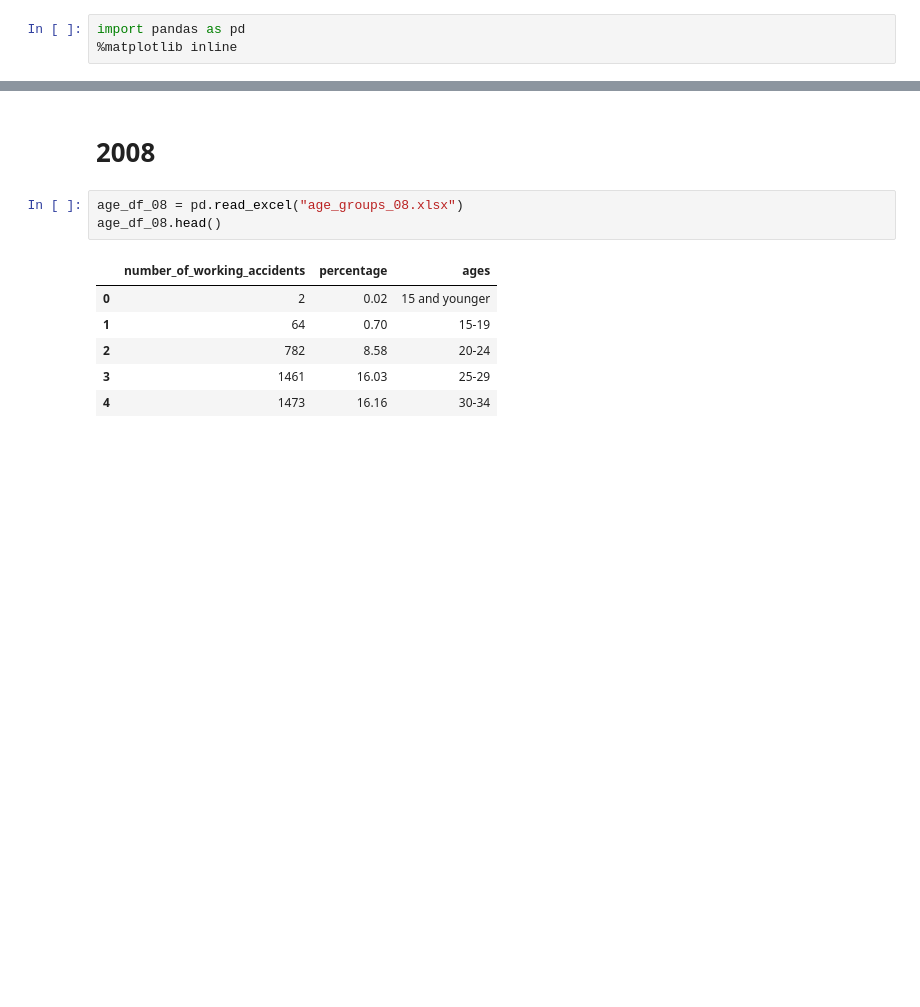
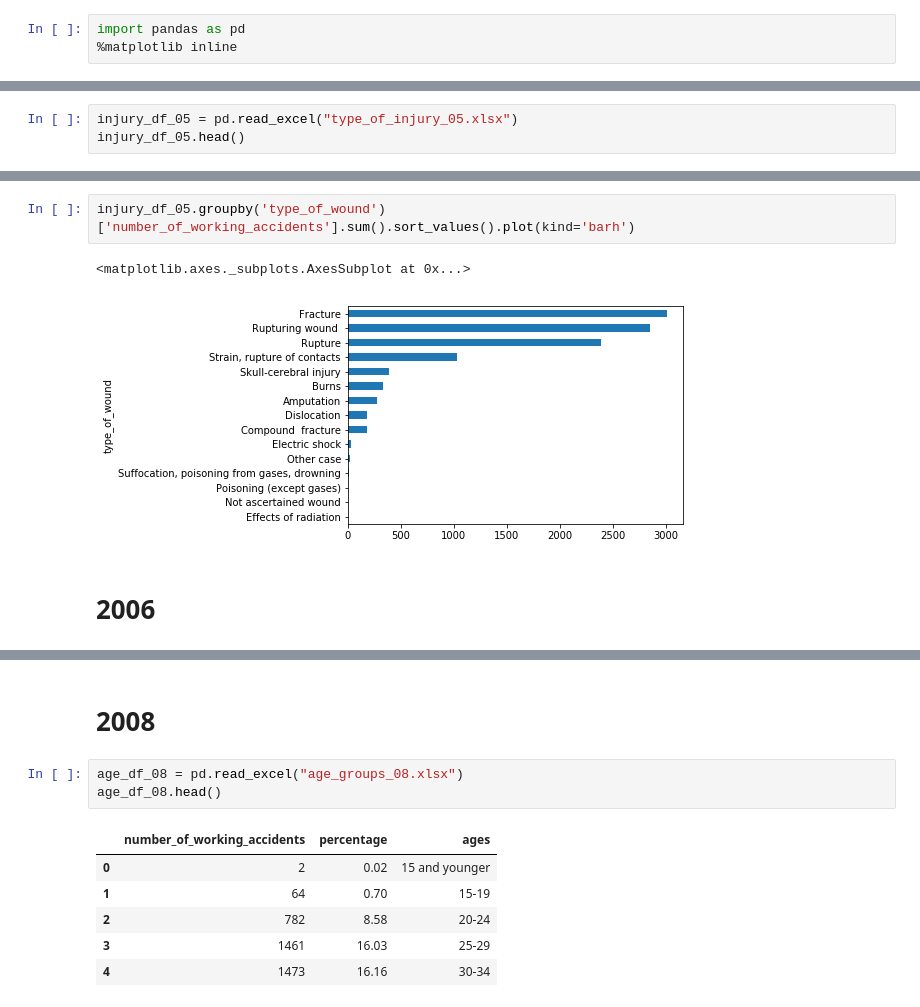
Before and after one commit to 2109Sot/studio-projects, a Jupyter notebook: code/accidents_at_work/Accidents_at_work.ipynb, the cells around one changed output, grey strips where cells are left out. Drawn from its saved outputs; the diff is of its cells as text; blank space fills up the shorter version.

```diff
--- a/code/accidents_at_work/Accidents_at_work.ipynb
+++ b/code/accidents_at_work/Accidents_at_work.ipynb
@@ -3,0 +48,3 @@ import pandas as pd
+# %%
+injury_df_05 = pd.read_excel("type_of_injury_05.xlsx")
+injury_df_05.head()
@@ -3,0 +58,7 @@ import pandas as pd
+# %%
+injury_df_05.groupby('type_of_wound')['number_of_working_accidents'].sum().sort_values().plot(kind='barh')
+# %% [output]
+<matplotlib.axes._subplots.AxesSubplot at 0x...>
+[figure, added]
+# %% [markdown]
+# 2006
```
Also changed, not shown: parts of 34 cells of this notebook, 12 other files.
